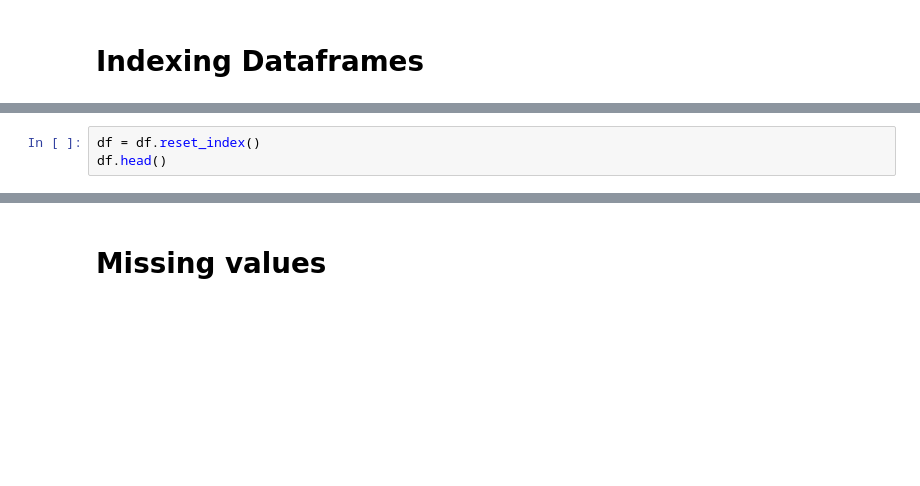
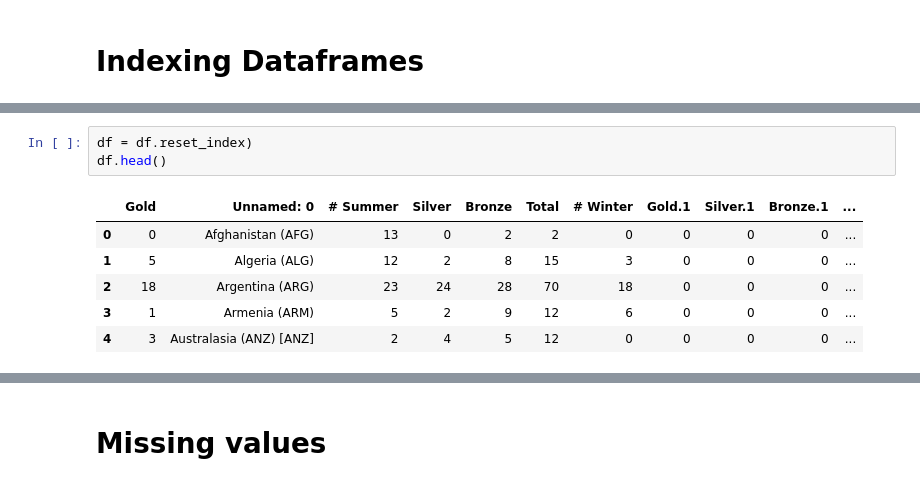
Before and after one commit to irJERAD/Intro-to-Data-Science-in-Python, a Jupyter notebook: ClassNotebooks/Week 2.ipynb, the cells around one changed output, grey strips where cells are left out. Drawn from its saved outputs; the diff is of its cells as text; blank space fills up the shorter version.

```diff
--- a/ClassNotebooks/Week 2.ipynb
+++ b/ClassNotebooks/Week 2.ipynb
@@ -346,6 +574,13 @@ df.head()
 # %%
-df = df.reset_index()
+df = df.reset_index)
 df.head()
+# %% [output]
+|  | Gold | Unnamed: 0 | # Summer | Silver | Bronze | Total | # Winter | Gold.1 | Silver.1 | Bronze.1 | ... |
+| 0 | 0 | Afghanistan (AFG) | 13 | 0 | 2 | 2 | 0 | 0 | 0 | 0 | ... |
+| 1 | 5 | Algeria (ALG) | 12 | 2 | 8 | 15 | 3 | 0 | 0 | 0 | ... |
+| 2 | 18 | Argentina (ARG) | 23 | 24 | 28 | 70 | 18 | 0 | 0 | 0 | ... |
+| 3 | 1 | Armenia (ARM) | 5 | 2 | 9 | 12 | 6 | 0 | 0 | 0 | ... |
+| 4 | 3 | Australasia (ANZ) [ANZ] | 2 | 4 | 5 | 12 | 0 | 0 | 0 | 0 | ... |
 # %%
 df = pd.read_csv('census.csv')
 df.head()
```
Also changed, not shown: parts of 56 cells of this notebook, 1 other file.
